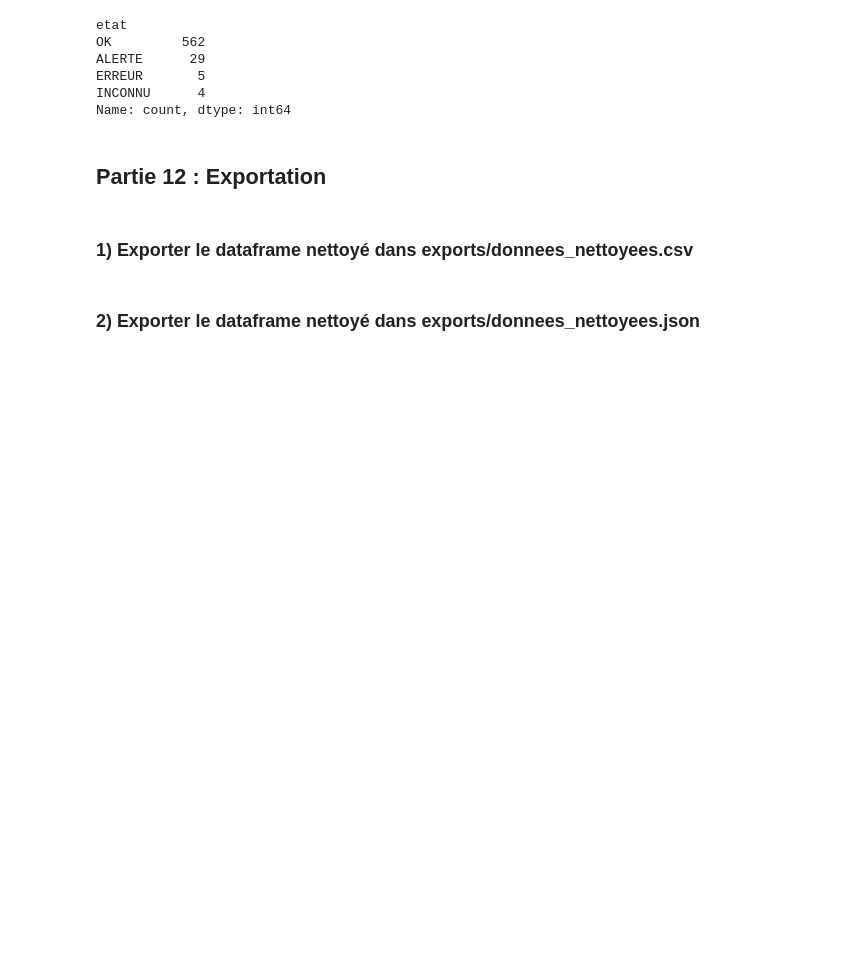
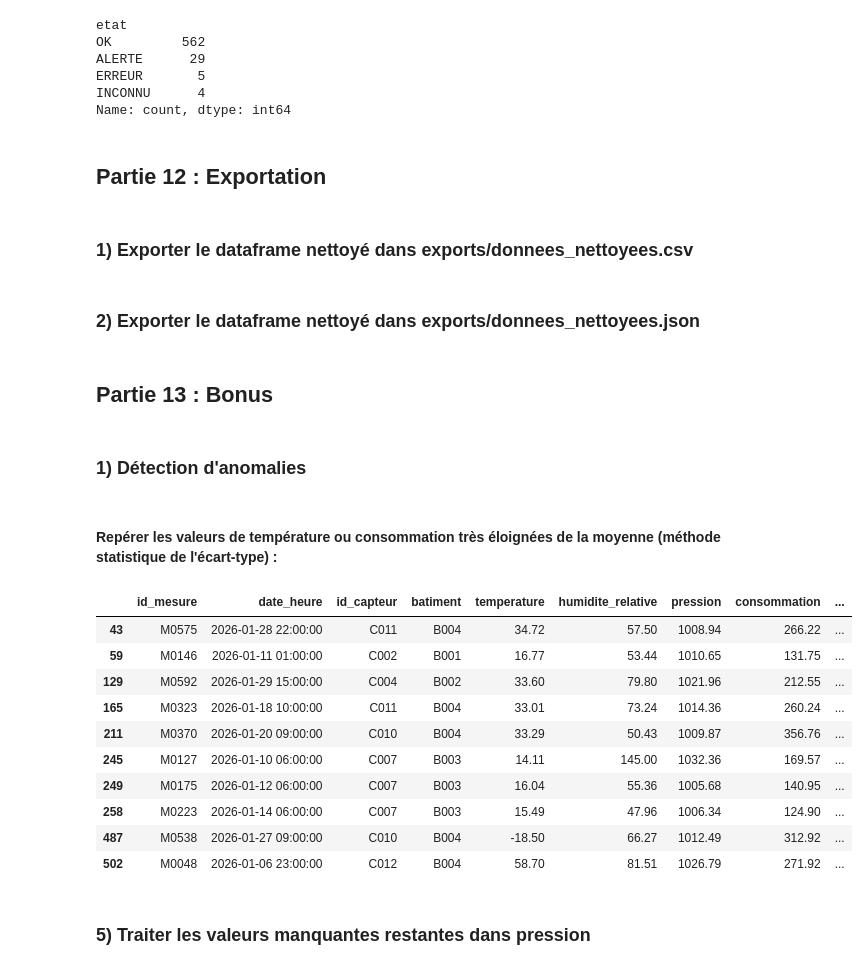
Before and after one commit to Fattimm/atelierPandas, a Jupyter notebook: notebooks/atelier_pandas_iot .ipynb, the cells around one changed output. Saved outputs shown, nothing was run; the diff lists cells and outputs as text; code cells hidden in the pictures; blank space fills up the shorter version.

Commit message:
Partie 13 : Bonus

```diff
--- a/notebooks/atelier_pandas_iot .ipynb
+++ b/notebooks/atelier_pandas_iot .ipynb
@@ -725,3 +719,31 @@ df.to_csv("../exports/donnees_nettoyees.csv", index=False)
 ### 2) Exporter le dataframe nettoyé dans exports/donnees_nettoyees.json
 # %%
 df.to_json("../exports/donnees_nettoyees.json", orient="records", indent=4)
+# %% [markdown]
+## Partie 13 : Bonus
+# %% [markdown]
+### 1) Détection d'anomalies
+# %% [markdown]
+#### Repérer les valeurs de température ou consommation très éloignées de la moyenne (méthode statistique de l'écart-type) :
+# %%
+moyenne = df["temperature"].mean()
+ecart_type = df["temperature"].std()
+seuil_haut = moyenne + 2 * ecart_type
+seuil_bas = moyenne - 2 * ecart_type
+
+anomalies = df[(df["temperature"] > seuil_haut) | (df["temperature"] < seuil_bas)]
+anomalies
+# %% [output]
+|  | id_mesure | date_heure | id_capteur | batiment | temperature | humidite_relative | pression | consommation | ... |
+| 43 | M0575 | 2026-01-28 22:00:00 | C011 | B004 | 34.72 | 57.50 | 1008.94 | 266.22 | ... |
+| 59 | M0146 | 2026-01-11 01:00:00 | C002 | B001 | 16.77 | 53.44 | 1010.65 | 131.75 | ... |
+| 129 | M0592 | 2026-01-29 15:00:00 | C004 | B002 | 33.60 | 79.80 | 1021.96 | 212.55 | ... |
+| 165 | M0323 | 2026-01-18 10:00:00 | C011 | B004 | 33.01 | 73.24 | 1014.36 | 260.24 | ... |
+| 211 | M0370 | 2026-01-20 09:00:00 | C010 | B004 | 33.29 | 50.43 | 1009.87 | 356.76 | ... |
+| 245 | M0127 | 2026-01-10 06:00:00 | C007 | B003 | 14.11 | 145.00 | 1032.36 | 169.57 | ... |
+| 249 | M0175 | 2026-01-12 06:00:00 | C007 | B003 | 16.04 | 55.36 | 1005.68 | 140.95 | ... |
+| 258 | M0223 | 2026-01-14 06:00:00 | C007 | B003 | 15.49 | 47.96 | 1006.34 | 124.90 | ... |
+| 487 | M0538 | 2026-01-27 09:00:00 | C010 | B004 | -18.50 | 66.27 | 1012.49 | 312.92 | ... |
+| 502 | M0048 | 2026-01-06 23:00:00 | C012 | B004 | 58.70 | 81.51 | 1026.79 | 271.92 | ... |
+# %% [markdown]
+### 5) Traiter les valeurs manquantes restantes dans pression
```
Also changed, not shown: parts of 2 cells of this notebook.
